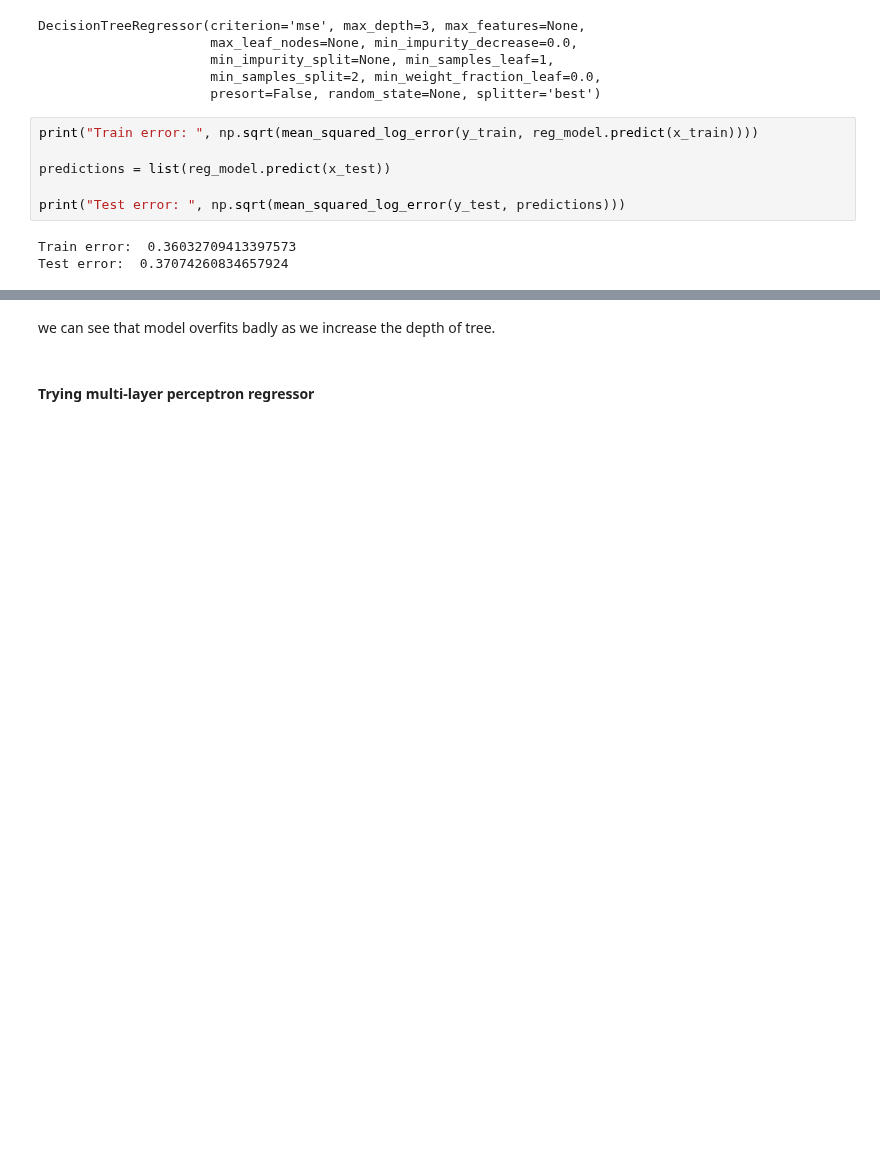
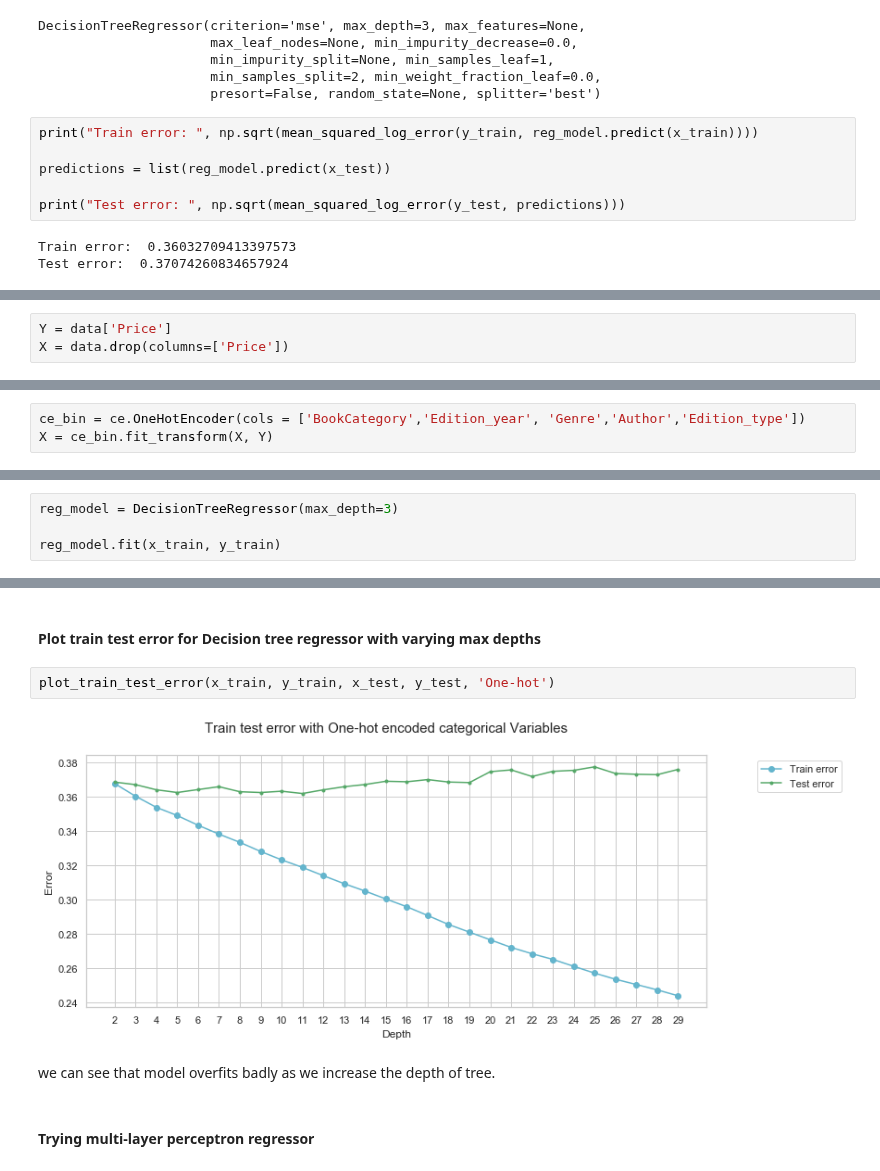
Before and after one commit to prerit2010/predictBookPrices, a Jupyter notebook: model.ipynb, the cells around one changed output, grey strips where cells are left out. Saved outputs shown, nothing was run; the diff lists cells and outputs as text; blank space fills up the shorter version.

```diff
--- a/model.ipynb
+++ b/model.ipynb
@@ -175,0 +216,3 @@ Test error:  0.37074260834657924
+# %%
+Y = data['Price']
+X = data.drop(columns=['Price'])
@@ -175,0 +221,3 @@ Test error:  0.37074260834657924
+# %%
+ce_bin = ce.OneHotEncoder(cols = ['BookCategory','Edition_year', 'Genre','Author','Edition_type'])
+X = ce_bin.fit_transform(X, Y)
@@ -211,0 +234,4 @@ plt.show()
+# %%
+reg_model = DecisionTreeRegressor(max_depth=3)
+
+reg_model.fit(x_train, y_train)
@@ -212,3 +253,9 @@ plt.show()
+# %% [markdown]
+#### Plot train test error for Decision tree regressor with varying max depths
+# %%
+plot_train_test_error(x_train, y_train, x_test, y_test, 'One-hot')
+# %% [output]
+[figure, added]
 # %% [markdown]
 we can see that model overfits badly as we increase the depth of tree.
 # %% [markdown]
```
Also changed, not shown: parts of 11 cells of this notebook.
